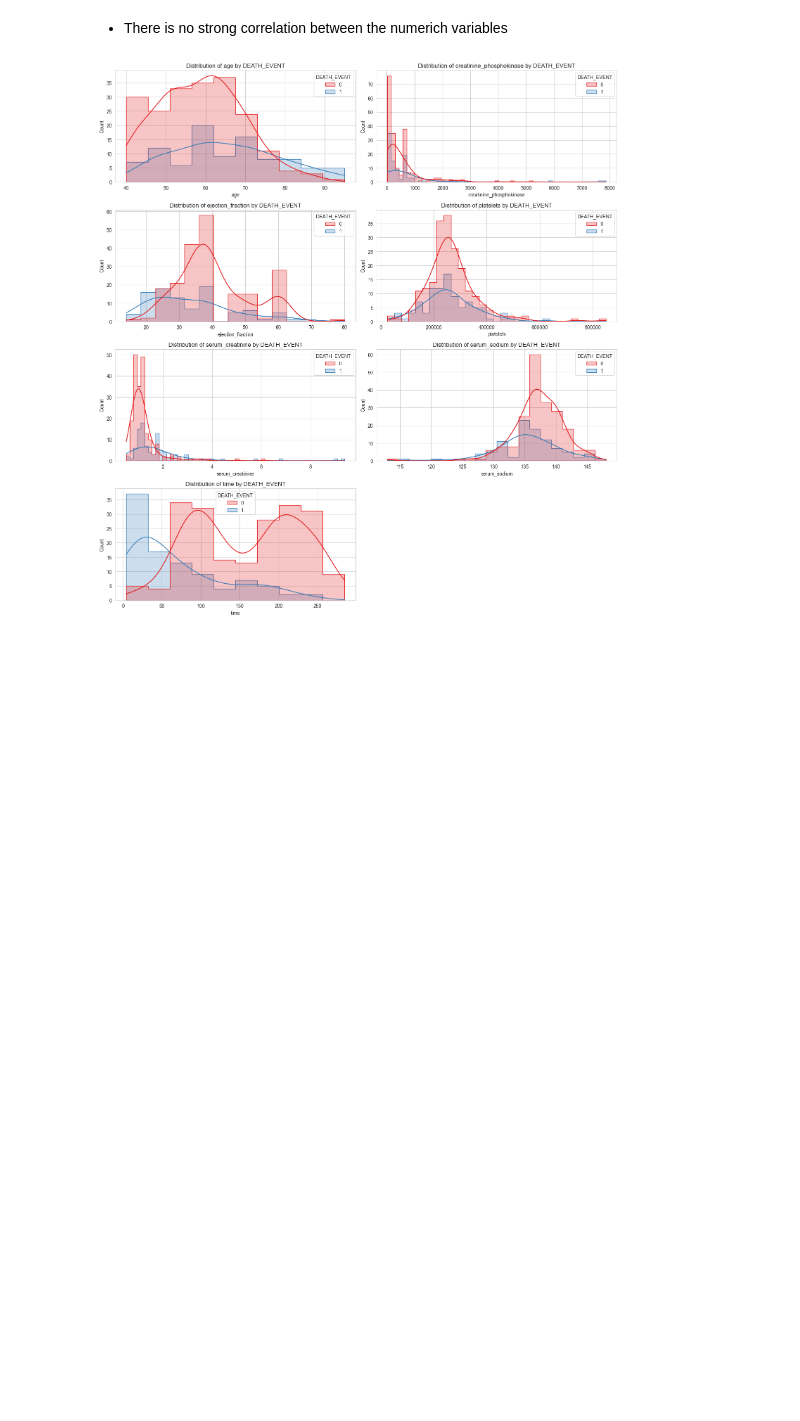
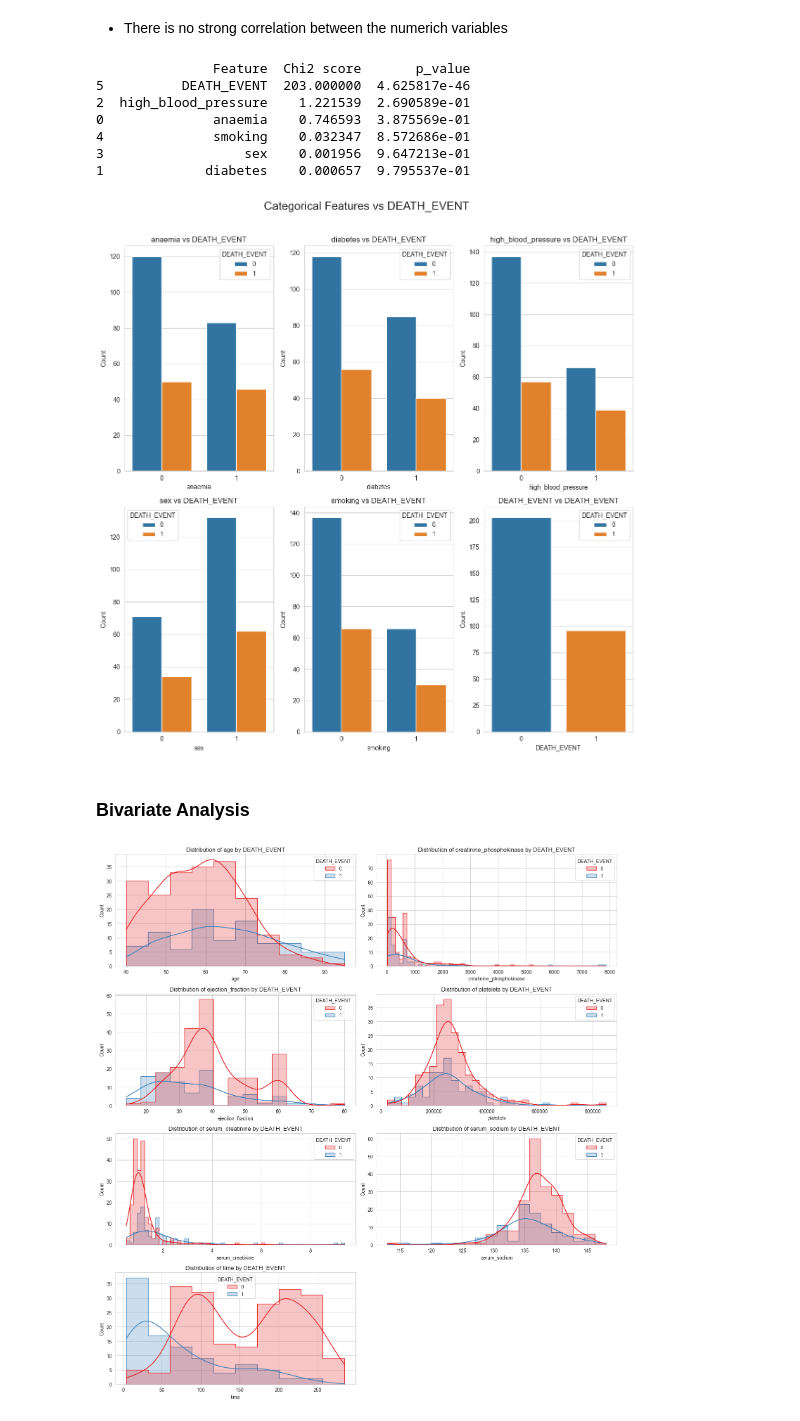
Before and after one commit to CZhakshylykova/Heart-Attack-Risk, a Jupyter notebook: Heart_attack.ipynb, the cells around one changed output. Drawn from its saved outputs; the diff is of its cells as text; code cells hidden in the pictures; blank space fills up the shorter version.

Commit message:
finished EDA and made some plots

```diff
--- a/Heart_attack.ipynb
+++ b/Heart_attack.ipynb
@@ -266,5 +269,64 @@ plt.show()
 # %% [markdown]
 - There is no strong correlation between the numerich variables
+# %%
+# CATEGORICAL DATA
+
+# chi-square for categorical features
+
+from sklearn.feature_selection import chi2
+from sklearn.preprocessing import LabelEncoder
+from sklearn.feature_selection import SelectKBest
+
+X = data.iloc[:,:-1].values
+X = data.select_dtypes(include=["category"])
+y = data["DEATH_EVENT"]
+
+
+#for chi2, features must be non-negative (usually integers)
+X_encoded = X.copy()
+for col in X_encoded.columns:
+    if X_encoded[col].dtype == "category":
+        le = LabelEncoder()
+        X_encoded[col] = le.fit_transform(X_encoded[col])
+
+chi_scores = chi2(X_encoded, y)
+chi_data = pd.DataFrame({"Feature":X.columns, "Chi2 score": chi_scores[0], "p_value" : chi_scores[1]})
+print(chi_data.sort_values(by = "Chi2 score", ascending=False))
+
+
+
+#### non of the features is statistically dependent from the target feature (nor numeric neither categorical)
+
+# Visualize categorical vs. DEATH_EVENT
+candidates = data.select_dtypes(include=["category"]).columns.tolist()
+fig, axes = plt.subplots(nrows=2, ncols=3, figsize=(12, 12))
+axes = axes.flatten()  # Convert 2D array of axes to 1D
+for i, col in enumerate(candidates):
+    sns.countplot(x=col, hue="DEATH_EVENT", data=data, ax = axes[i])
+    axes[i].set_title(f"{col} vs DEATH_EVENT")
+    axes[i].set_ylabel("Count")
+# Save the plots in the output folder
+fig.suptitle("Categorical Features vs DEATH_EVENT", fontsize=18, y=1.02)
+plt.tight_layout()
+plt.savefig(os.path.join(output_folder, "categorical_vs_DEATH_EVENT.png"))
+plt.show()
+
+# Save the chi-square results to the report
+with open("table_report.txt", "a") as report:
+    report.write("\n\nChi-Square Results for Categorical Features:\n")
+    report.write(chi_data.to_string(index=False))
+    report.write("\n\nVisualizations of Categorical Features vs DEATH_EVENT saved in the 'plots' folder.\n")
+# %% [output]
+               Feature  Chi2 score       p_value
+5          DEATH_EVENT  203.000000  4.625817e-46
+2  high_blood_pressure    1.221539  2.690589e-01
+0              anaemia    0.746593  3.875569e-01
+4              smoking    0.032347  8.572686e-01
+3                  sex    0.001956  9.647213e-01
+1             diabetes    0.000657  9.795537e-01
+[figure, added]
+# %% [markdown]
+### Bivariate Analysis
 # %%
 import matplotlib.pyplot as plt
 %matplotlib inline
```
Also changed, not shown: parts of 5 cells of this notebook, 5 other files.
